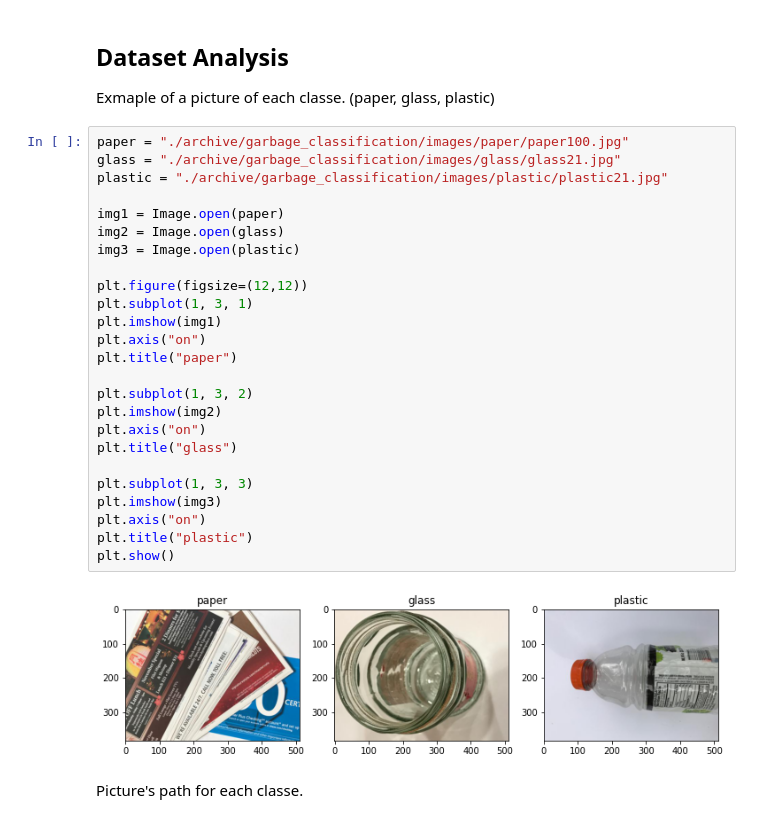
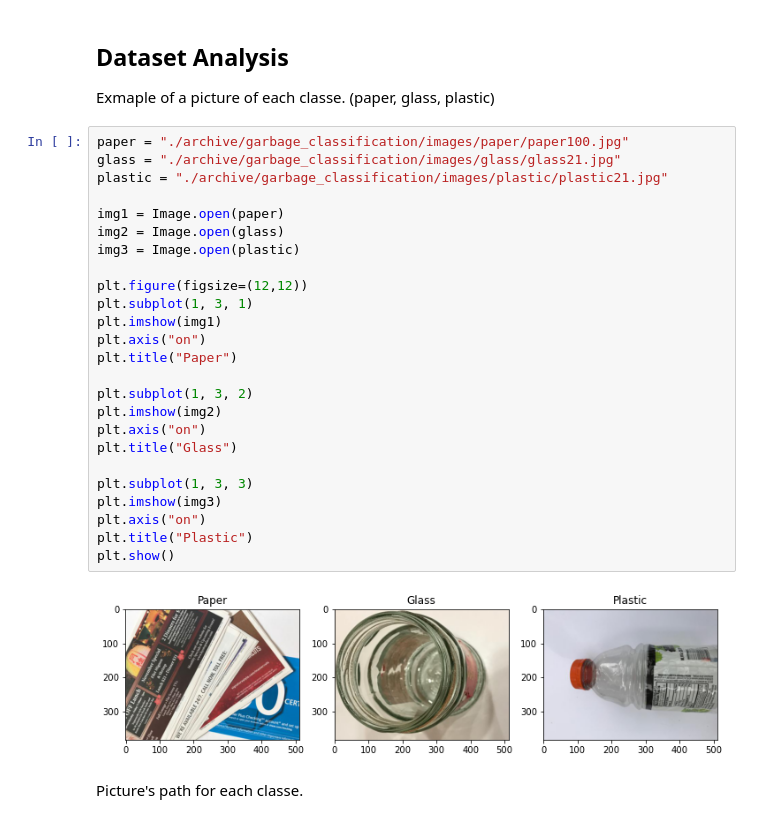
Before and after one commit to pedromonteiro01/garbage_classification, a Jupyter notebook: project/main.ipynb, the cells around one changed output. Saved outputs shown, nothing was run; the diff lists cells and outputs as text.

```diff
--- a/project/main.ipynb
+++ b/project/main.ipynb
@@ -31,30 +27,30 @@ Exmaple of a picture of each classe.
 # %%
 paper = "./archive/garbage_classification/images/paper/paper100.jpg"
 glass = "./archive/garbage_classification/images/glass/glass21.jpg"
 plastic = "./archive/garbage_classification/images/plastic/plastic21.jpg"
 
 img1 = Image.open(paper)
 img2 = Image.open(glass)
 img3 = Image.open(plastic)
 
 plt.figure(figsize=(12,12))
 plt.subplot(1, 3, 1)
 plt.imshow(img1)
 plt.axis("on")
-plt.title("paper")
+plt.title("Paper")
 
 plt.subplot(1, 3, 2)
 plt.imshow(img2)
 plt.axis("on")
-plt.title("glass")
+plt.title("Glass")
 
 plt.subplot(1, 3, 3)
 plt.imshow(img3)
 plt.axis("on")
-plt.title("plastic")
+plt.title("Plastic")
 plt.show()
 # %% [output]
-[figure, old version]
+[figure, new version]
 # %% [markdown]
 Picture's path for each classe.
 # %%
```
Also changed, not shown: parts of 9 cells of this notebook, 6 other files.
